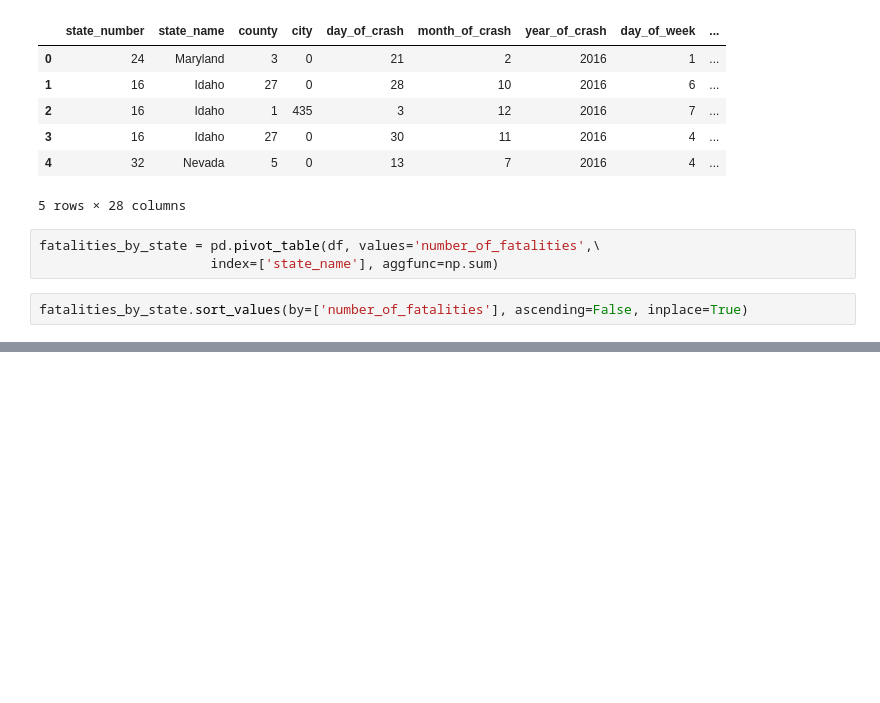
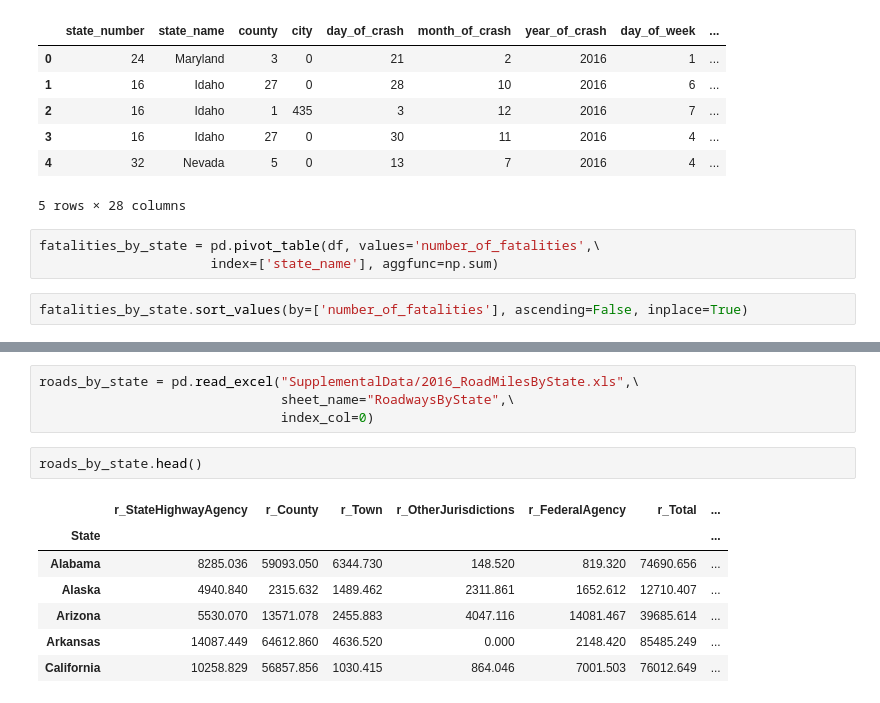
Before and after one commit to yzwu1209/Traffic-Fatalities-Analysis, a Jupyter notebook: Accident Locations.ipynb, the cells around one changed output, grey strips where cells are left out. Cells and saved outputs as stored; diff of their text form; blank space fills up the shorter version.

```diff
--- a/Accident Locations.ipynb
+++ b/Accident Locations.ipynb
@@ -93,3 +82,17 @@ plt.xlabel("State Name")
 plt.savefig("fatalities_by_state_bar_chart.png")
 # %% [output]
 [figure]
+# %%
+roads_by_state = pd.read_excel("SupplementalData/2016_RoadMilesByState.xls",\
+                               sheet_name="RoadwaysByState",\
+                               index_col=0)
+# %%
+roads_by_state.head()
+# %% [output]
+|  | r_StateHighwayAgency | r_County | r_Town | r_OtherJurisdictions | r_FederalAgency | r_Total | ... |
+| State |  |  |  |  |  |  | ... |
+| Alabama | 8285.036 | 59093.050 | 6344.730 | 148.520 | 819.320 | 74690.656 | ... |
+| Alaska | 4940.840 | 2315.632 | 1489.462 | 2311.861 | 1652.612 | 12710.407 | ... |
+| Arizona | 5530.070 | 13571.078 | 2455.883 | 4047.116 | 14081.467 | 39685.614 | ... |
+| Arkansas | 14087.449 | 64612.860 | 4636.520 | 0.000 | 2148.420 | 85485.249 | ... |
+| California | 10258.829 | 56857.856 | 1030.415 | 864.046 | 7001.503 | 76012.649 | ... |
```
Also changed, not shown: parts of 17 cells of this notebook, 1 other file.
